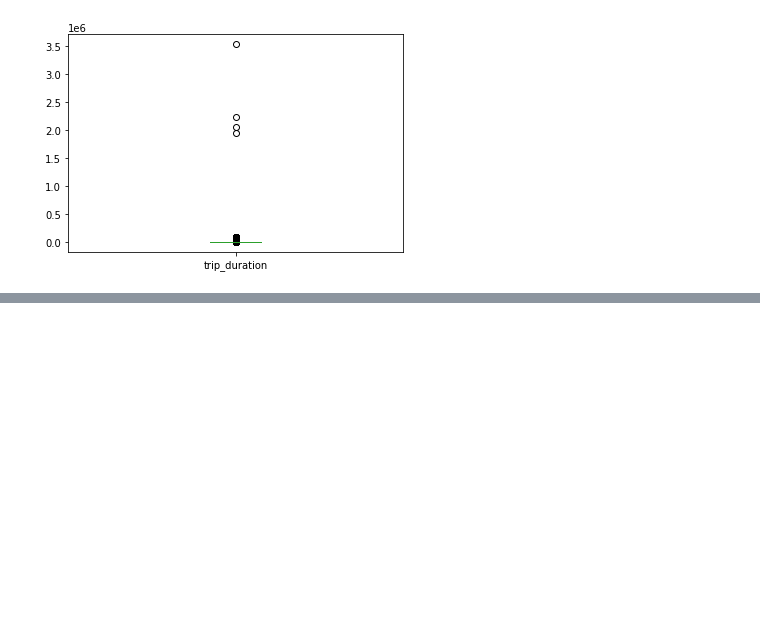
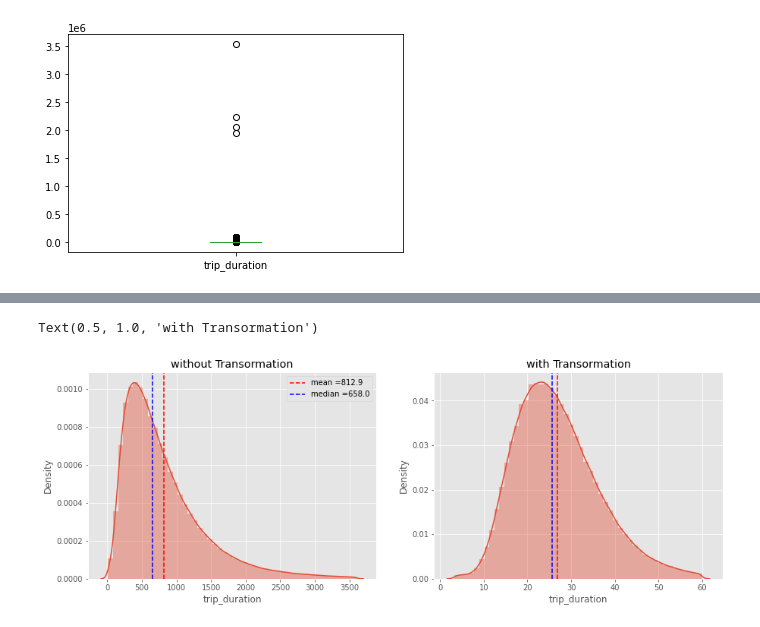
Before and after one commit to jainrasik/NYC-Taxi-Trip-Time-Prediction-Rasik-Jain, a Jupyter notebook: NYC_Taxi_Trip_Time_Prediction_rasik_jain_Capstone_Project.ipynb, the cells around one changed output, grey strips where cells are left out. Cells and saved outputs as stored; diff of their text form; code cells hidden in the pictures; blank space fills up the shorter version.

```diff
--- a/NYC_Taxi_Trip_Time_Prediction_rasik_jain_Capstone_Project.ipynb
+++ b/NYC_Taxi_Trip_Time_Prediction_rasik_jain_Capstone_Project.ipynb
@@ -177,0 +157,21 @@ df[df['calculate_trip_duration']!=df['trip_duration']]
+# %%
+fig=plt.figure(figsize=[15,5])
+plt.style.use('ggplot')
+x=df[dependent_variable]
+y=np.sqrt(df[dependent_variable])
+plt.subplot(121)
+sns.distplot(x)
+ax=fig.gca()
+ax.axvline(x.mean(),color='red',linestyle='dashed',label='mean ='+str(round(x.mean(),2)))
+ax.axvline(x.median(),color='blue',linestyle='dashed',label='median ='+str(round(x.median(),2)))
+ax.set_title('without Transormation')
+plt.legend(loc='upper right')
+plt.subplot(122)
+sns.distplot(y)
+ax=fig.gca()
+ax.axvline(y.mean(),color='red',linestyle='dashed',label='mean ='+str(round(x.median(),2)))
+ax.axvline(y.median(),color='blue',linestyle='dashed',label='median ='+str(round(x.median(),2)))
+ax.set_title('with Transormation')
+# %% [output]
+Text(0.5, 1.0, 'with Transormation')
+[figure, added]
```
Also changed, not shown: parts of 74 cells of this notebook.
